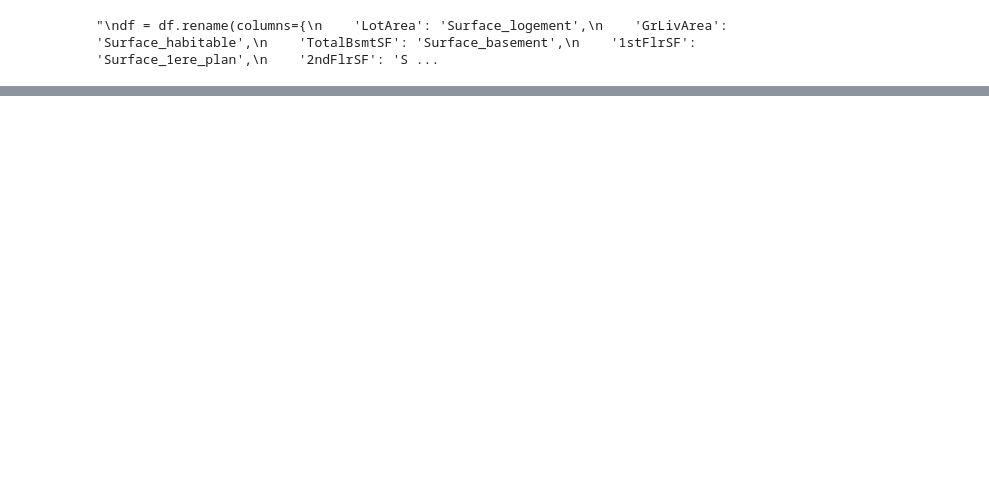
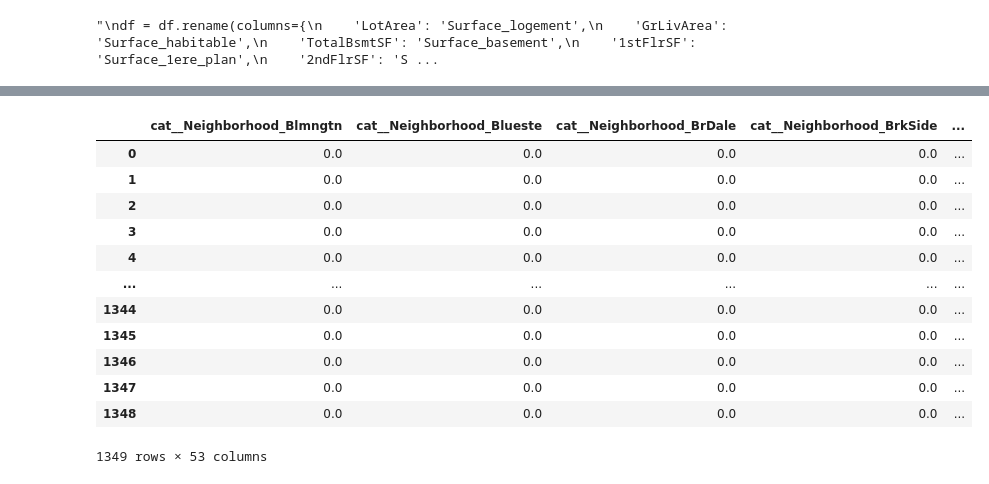
Before and after one commit to LoicHarroue/Challenge-48H-Data, a Jupyter notebook: src/notebook/nettoyage/nettoyage.ipynb, the cells around one changed output, grey strips where cells are left out. Saved outputs shown, nothing was run; the diff lists cells and outputs as text; code cells hidden in the pictures; blank space fills up the shorter version.

```diff
--- a/src/notebook/nettoyage/nettoyage.ipynb
+++ b/src/notebook/nettoyage/nettoyage.ipynb
@@ -150,5 +150,21 @@ column_transformer = ColumnTransformer(
 
 df_one_hot = column_transformer.fit_transform(df)
 df_one_hot = pd.DataFrame(df_one_hot, columns=column_transformer.get_feature_names_out())
+# %%
+df_one_hot
+# %% [output]
+|  | cat__Neighborhood_Blmngtn | cat__Neighborhood_Blueste | cat__Neighborhood_BrDale | cat__Neighborhood_BrkSide | ... |
+| 0 | 0.0 | 0.0 | 0.0 | 0.0 | ... |
+| 1 | 0.0 | 0.0 | 0.0 | 0.0 | ... |
+| 2 | 0.0 | 0.0 | 0.0 | 0.0 | ... |
+| 3 | 0.0 | 0.0 | 0.0 | 0.0 | ... |
+| 4 | 0.0 | 0.0 | 0.0 | 0.0 | ... |
+| ... | ... | ... | ... | ... | ... |
+| 1344 | 0.0 | 0.0 | 0.0 | 0.0 | ... |
+| 1345 | 0.0 | 0.0 | 0.0 | 0.0 | ... |
+| 1346 | 0.0 | 0.0 | 0.0 | 0.0 | ... |
+| 1347 | 0.0 | 0.0 | 0.0 | 0.0 | ... |
+| 1348 | 0.0 | 0.0 | 0.0 | 0.0 | ... |
+1349 rows × 53 columns
 # %%
 df_one_hot.to_csv('../../data/processed/train.csv', index=False)
```
Also changed, not shown: parts of 6 cells of this notebook, 3 other files.
